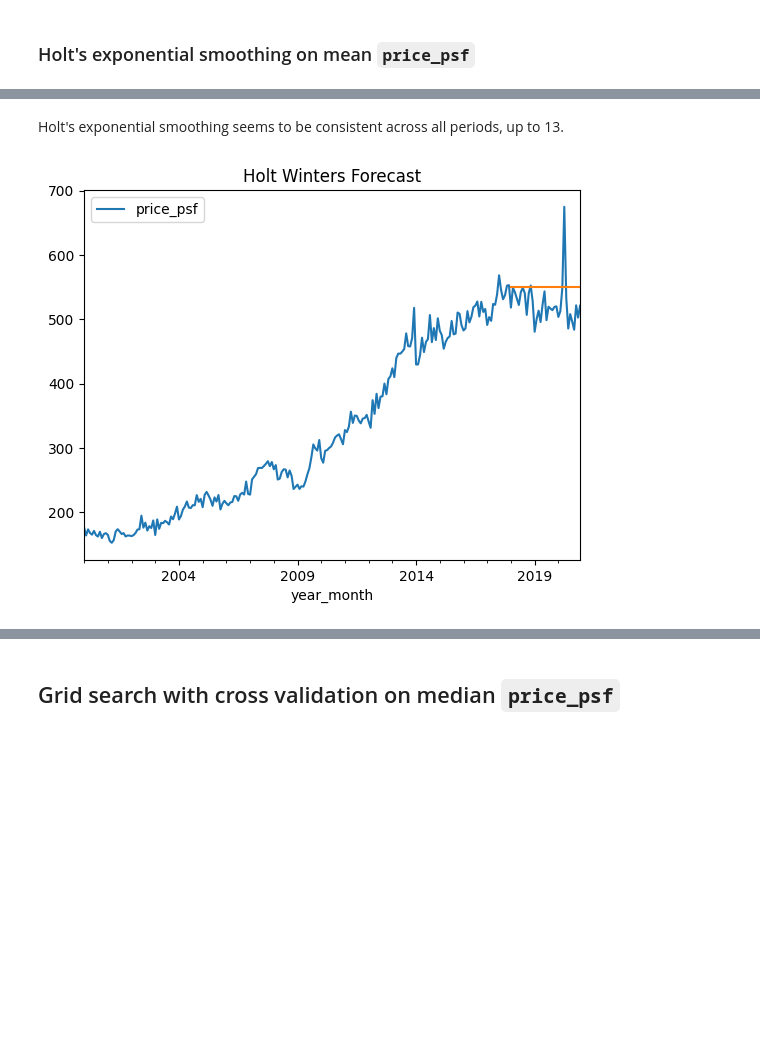
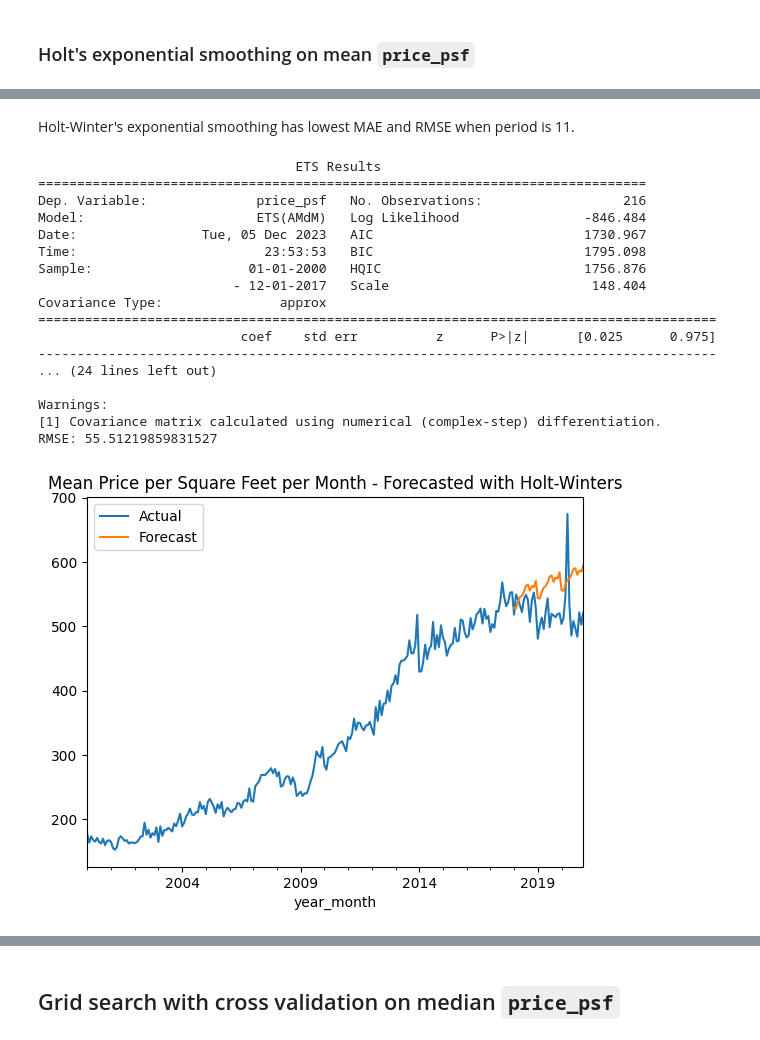
Before and after one commit to yuenherny/kl-house-price-forecasting, a Jupyter notebook: notebooks/Transactions - 06 Time Series Modelling.ipynb, the cells around one changed output, grey strips where cells are left out. Cells and saved outputs as stored; diff of their text form; code cells hidden in the pictures; blank space fills up the shorter version.

Commit message:
Evaluate ARIMA, SARIMA and Holt-Winters on test set

```diff
--- a/notebooks/Transactions - 06 Time Series Modelling.ipynb
+++ b/notebooks/Transactions - 06 Time Series Modelling.ipynb
@@ -964,7 +951,7 @@ from statsmodels.tsa.statespace.sarimax import SARIMAX
 mae, rmse, aic, bic = [], [], [], []
 
 for order in tqdm(orders, total=len(orders)):
-    for fold, (train, test) in enumerate(block_cv(mean_monthly_price_psf['price_psf'], n_splits=2)):
+    for fold, (train, test) in enumerate(block_cv(mean_monthly_price_psf_train['price_psf'], n_splits=2)):
         fold_mae, fold_rmse, fold_aic, fold_bic = [], [], [], []
         with warnings.catch_warnings():
             warnings.filterwarnings('ignore')
@@ -1110,16 +1085,25 @@ From the plots above, similar to ARIMA, SARIMA(3, 1, 2) is the best model.
 # %% [markdown]
 ### Holt's exponential smoothing on mean `price_psf`
 # %%
-from statsmodels.tsa.holtwinters import ExponentialSmoothing
+from statsmodels.tsa.exponential_smoothing.ets import ETSModel
+
 mae, rmse, aic, bic = [], [], [], []
 periods = range(1,13)
 for period in tqdm(periods, total=len(periods)):
-    for fold, (train, test) in enumerate(block_cv(mean_monthly_price_psf['price_psf'], n_splits=2)):
+    for fold, (train, test) in enumerate(block_cv(mean_monthly_price_psf_train['price_psf'], n_splits=2)):
         fold_mae, fold_rmse, fold_aic, fold_bic = [], [], [], []
         with warnings.catch_warnings():
             warnings.filterwarnings('ignore')
             try:
-                holtwinters = ExponentialSmoothing(train, freq=train.index.inferred_freq, seasonal_periods=period).fit()
+                holtwinters = ETSModel(
+                    train,
+                    error='add',
+                    trend='mul',
+                    seasonal='mul',
+                    freq=train.index.inferred_freq,
+                    seasonal_periods=period,
+                    damped_trend=True
+                ).fit()
                 holtwinters_forecast = holtwinters.forecast(len(test))
                 fold_mae.append(np.mean(np.abs(holtwinters_forecast - test)))
                 fold_rmse.append(np.sqrt(np.mean((holtwinters_forecast - test) ** 2)))
@@ -1137,6 +1121,6 @@ for period in tqdm(periods, total=len(periods)):
     bic.append(mean(fold_bic))
 
 df_holtwinters_eval = pd.DataFrame({'periods': periods, 'mae': mae, 'rmse': rmse, 'aic': aic, 'bic': bic})
-df_holtwinters_eval.sort_values(by=['rmse', 'aic', 'bic'], ascending=True).head(13)
+df_holtwinters_eval.sort_values(by=['rmse', 'aic', 'bic'], ascending=True)
 # %% [output]
 |  | periods | mae | rmse | aic | bic |
@@ -1155,23 +1139,50 @@ df_holtwinters_eval.sort_values(by=['rmse', 'aic', 'bic'], ascending=True).head(
-# %% [markdown]
-Holt's exponential smoothing seems to be consistent across all periods, up to 13.
+# %% [markdown]
+Holt-Winter's exponential smoothing has lowest MAE and RMSE when period is 11.
 # %%
-best_period = 1
+best_period = 11
 forecast_length = 36
 
-train = mean_monthly_price_psf.iloc[:-forecast_length]
-test = mean_monthly_price_psf.iloc[-forecast_length:]
+train = mean_monthly_price_psf_train['price_psf'].iloc[:-forecast_length]
+val = mean_monthly_price_psf_train['price_psf'].iloc[-forecast_length:]
 
-holtwinters = ExponentialSmoothing(train, freq=train.index.inferred_freq, seasonal_periods=best_period).fit()
+holtwinters = ETSModel(
+    train,
+    error='add',
+    trend='mul',
+    seasonal='mul',
+    freq=train.index.inferred_freq,
+    seasonal_periods=period,
+    damped_trend=True
+).fit()
 holtwinters_forecast = holtwinters.forecast(forecast_length)
+print(holtwinters.summary())
+print(f'RMSE: {mean_squared_error(val, holtwinters_forecast, squared=False)}')
 
-mean_monthly_price_psf.plot(
+mean_monthly_price_psf_train.plot(
     kind='line',
-    title='Mean Price per Square Feet per Month (Differenced with period=1)',
+    title='Mean Price per Square Feet per Month - Forecasted with Holt-Winters',
 )
 holtwinters_forecast.plot(
     kind='line',
-    title='Holt Winters Forecast',
 )
+plt.legend(['Actual', 'Forecast'])
 plt.show()
 # %% [output]
+                                 ETS Results
+==============================================================================
+Dep. Variable:              price_psf   No. Observations:                  216
+Model:                      ETS(AMdM)   Log Likelihood                -846.484
+Date:                Tue, 05 Dec 2023   AIC                           1730.967
+Time:                        23:53:53   BIC                           1795.098
+Sample:                    01-01-2000   HQIC                          1756.876
+                         - 12-01-2017   Scale                          148.404
+Covariance Type:               approx
+=======================================================================================
+                          coef    std err          z      P>|z|      [0.025      0.975]
+---------------------------------------------------------------------------------------
+... (24 lines left out)
+
+Warnings:
+[1] Covariance matrix calculated using numerical (complex-step) differentiation.
+RMSE: 55.51219859831527
-[figure, old version]
+[figure, new version]
```
Also changed, not shown: parts of 62 cells of this notebook.
